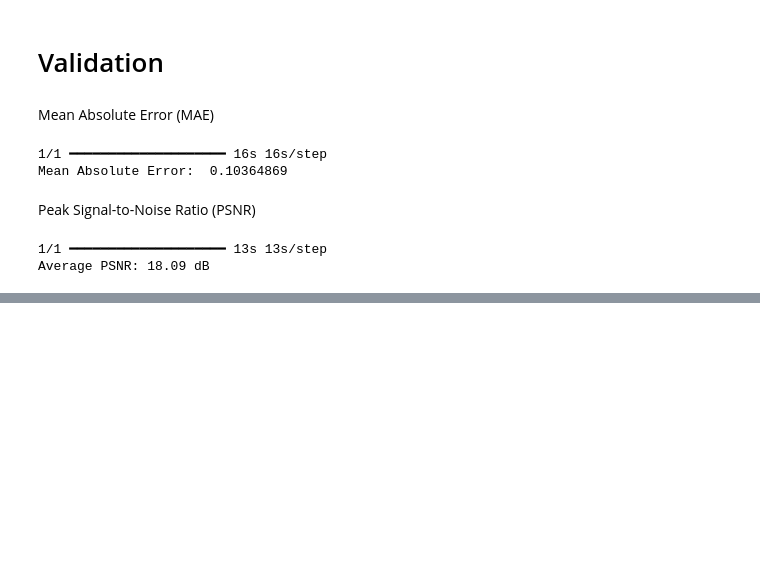
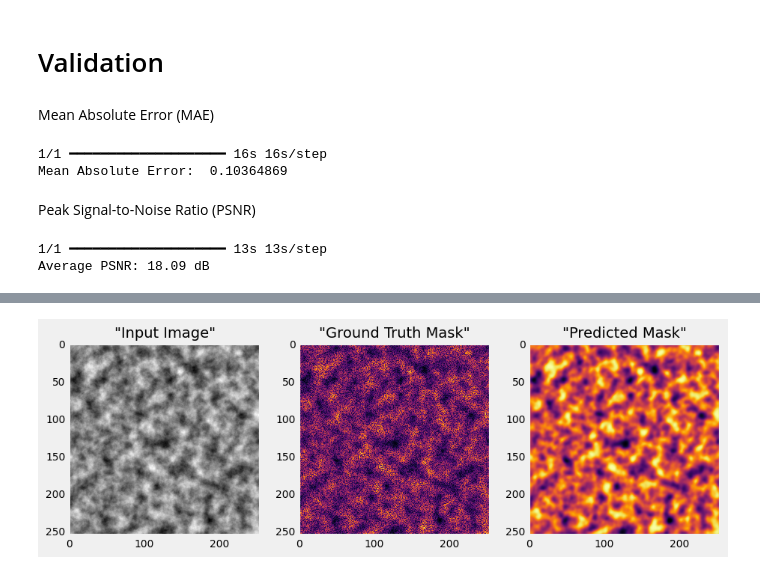
Before and after one commit to ErfanJoodi/Thickness-detection, a Jupyter notebook: Thickness detection.ipynb, the cells around one changed output, grey strips where cells are left out. Saved outputs shown, nothing was run; the diff lists cells and outputs as text; code cells hidden in the pictures; blank space fills up the shorter version.

```diff
--- a/Thickness detection.ipynb
+++ b/Thickness detection.ipynb
@@ -352,0 +355,3 @@ Average PSNR: 18.09 dB
+# %%
+sample_idx= np.random.randint(0, NUM_SAMPLES)
+predicted_mask= model.predict(X[sample_idx : sample_idx + 1])
@@ -352,0 +360,28 @@ Average PSNR: 18.09 dB
+# %%
+plt.style.use('fivethirtyeight')
+
+plt.figure(figsize= (10,5))
+plt.subplot(1,3,1)
+plt.title('"Input Image"', fontsize= 14)
+plt.xticks(fontsize= 10)
+plt.yticks(fontsize= 10)
+plt.grid(False)
+plt.imshow(X[sample_idx].reshape(IMG_SIZE, IMG_SIZE), cmap= 'gray')
+
+plt.subplot(1,3,2)
+plt.title('"Ground Truth Mask"', fontsize= 14)
+plt.xticks(fontsize= 10)
+plt.yticks(fontsize= 10)
+plt.grid(False)
+plt.imshow(Y[sample_idx].reshape(IMG_SIZE, IMG_SIZE), cmap= 'inferno')
+
+plt.subplot(1,3,3)
+plt.title('"Predicted Mask"', fontsize= 14)
+plt.xticks(fontsize= 10)
+plt.yticks(fontsize= 10)
+plt.grid(False)
+plt.imshow(predicted_mask[0].reshape(IMG_SIZE, IMG_SIZE), cmap= 'inferno')
+
+plt.show()
+# %% [output]
+[figure, added]
```
Also changed, not shown: parts of 4 cells of this notebook.
